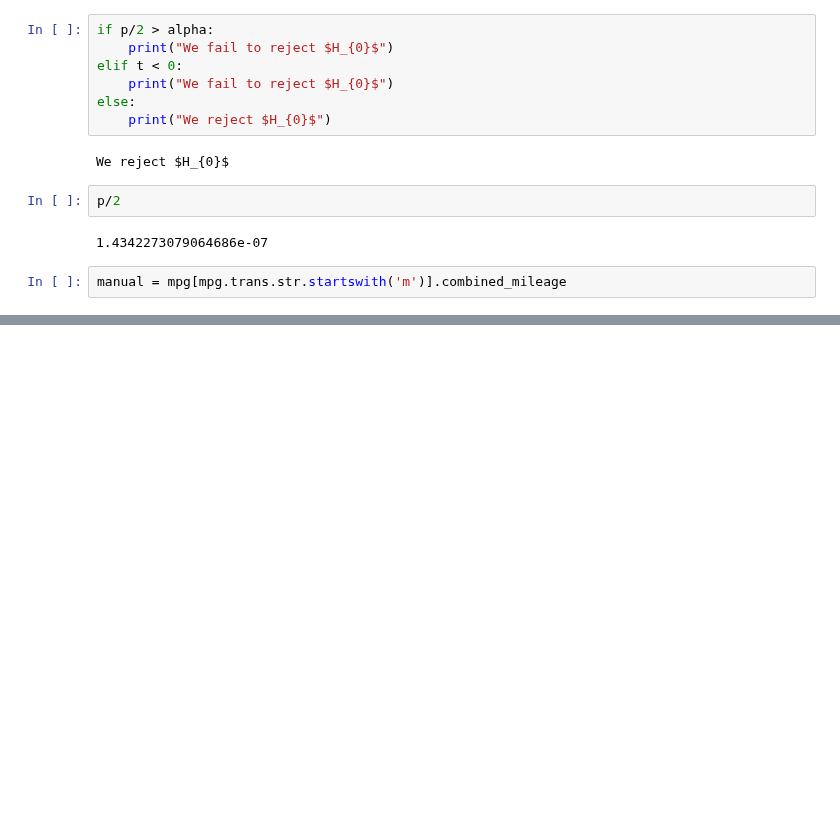
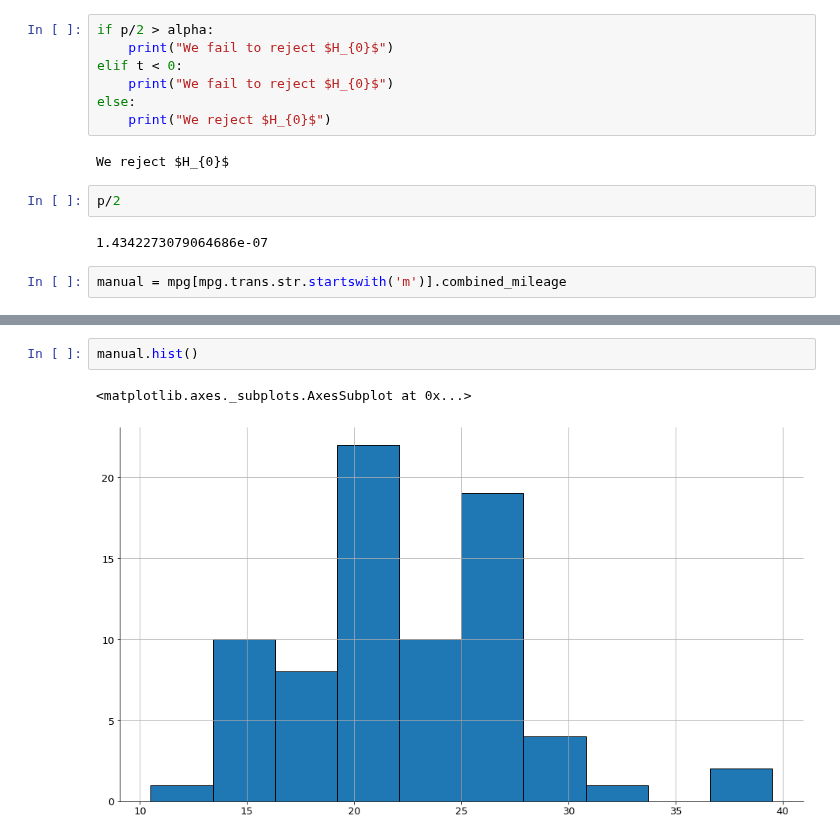
Before and after one commit to matt-c-knight/statistics-exercises, a Jupyter notebook: statistics-exercises/hypothesis_testing.ipynb, the cells around one changed output, grey strips where cells are left out. Drawn from its saved outputs; the diff is of its cells as text; blank space fills up the shorter version.

```diff
--- a/statistics-exercises/hypothesis_testing.ipynb
+++ b/statistics-exercises/hypothesis_testing.ipynb
@@ -248,0 +249,5 @@ Name: combined_mileage, dtype: float64
+# %%
+manual.hist()
+# %% [output]
+<matplotlib.axes._subplots.AxesSubplot at 0x...>
+[figure, added]
```
Also changed, not shown: parts of 10 cells of this notebook.
